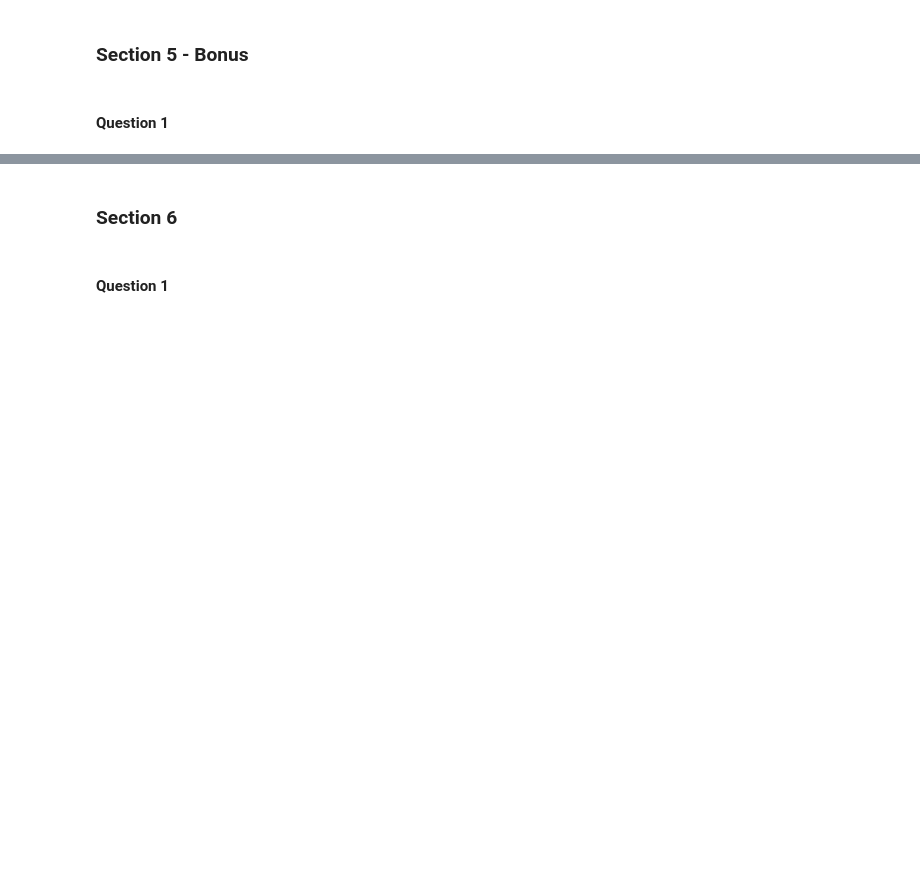
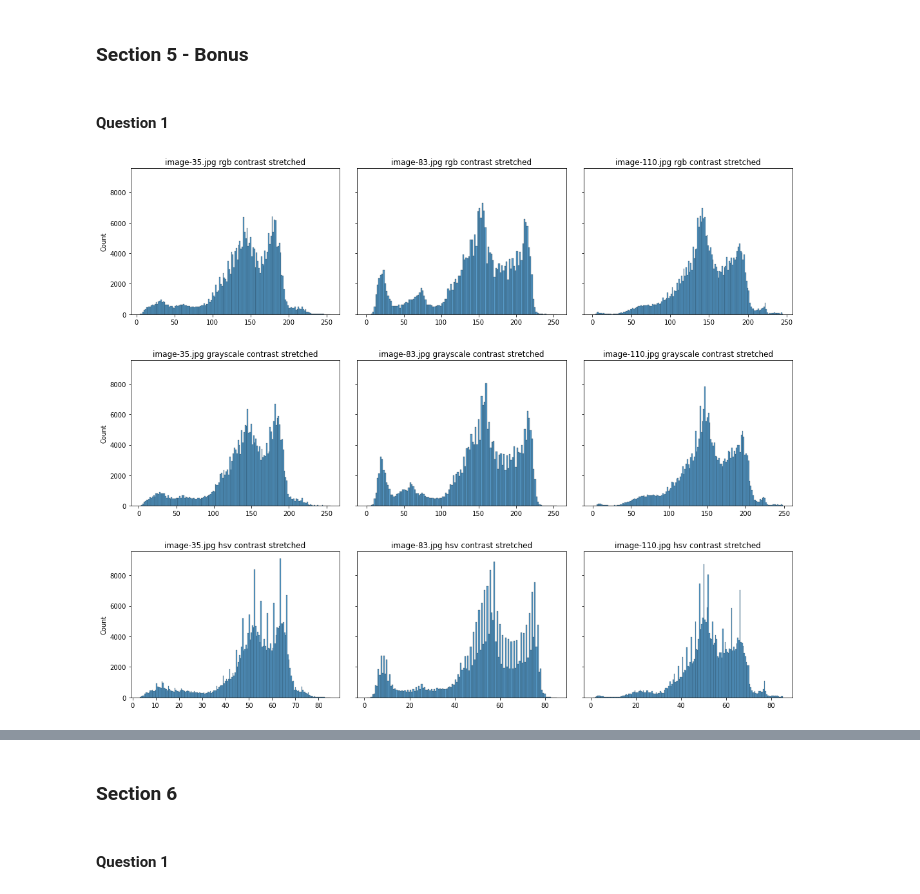
Before and after one commit to mamello-justice/computer-vision, a Jupyter notebook: work/Lab1.ipynb, the cells around one changed output, grey strips where cells are left out. Drawn from its saved outputs; the diff is of its cells as text; code cells hidden in the pictures; blank space fills up the shorter version.

```diff
--- a/work/Lab1.ipynb
+++ b/work/Lab1.ipynb
@@ -442,10 +487,55 @@ perform_function_on_defaults(display_pixel_intensity_histograms)
 # %% [markdown]
 #### Question 1
 # %%
-def contrast_stretch(image):
+def channel_contrast_stretch(channel):
+    channel_min, channel_max = np.amin(channel), np.amax(channel)
+    return (channel - channel_min) / (channel_max - channel_min)
+
+fig, axes = plt.subplots(3, num_images, sharey=True)
+
+fig.set_figwidth(5 * num_images)
+fig.set_figheight(12)
+fig.tight_layout(h_pad=5)
+
+def contrast_stretch(image, _mask, i):
     name = os.path.basename(image.filename)
 
-    image_arr = np.asarray(image)
+    image_arr = np.asarray(image) / 255
 
+    image_stretched = np.zeros(image_arr.shape)
+
+    image_stretched[:, :, 0] = channel_contrast_stretch(image_arr[:, :, 0])
+    image_stretched[:, :, 1] = channel_contrast_stretch(image_arr[:, :, 1])
+    image_stretched[:, :, 2] = channel_contrast_stretch(image_arr[:, :, 2])
+
+    image_stretched = image_stretched * 255
+
+    image_intensities = np.mean(image_stretched, 2).flatten()
+    sns.histplot(
+        ax=axes[0, i],
+        data=image_intensities
+    ).set(
+        title=f"{name} rgb contrast stretched"
+    )
+
+    grayscale = skimage.color.rgb2gray(image_stretched)
+    grayscale_arr = np.asarray(grayscale).flatten()
+    sns.histplot(
+        ax=axes[1, i],
+        data=grayscale_arr
+    ).set(
+        title=f"{name} grayscale contrast stretched"
+    )
+
+    hsv = skimage.color.rgb2hsv(image_stretched)
+    hsv_arr = np.mean(hsv, 2).flatten()
+    sns.histplot(
+        ax=axes[2, i],
+        data=hsv_arr
+    ).set(
+        title=f"{name} hsv contrast stretched"
+    )
 
 perform_function_on_defaults(contrast_stretch)
+# %% [output]
+[figure, added]
```
Also changed, not shown: parts of 16 cells of this notebook.
